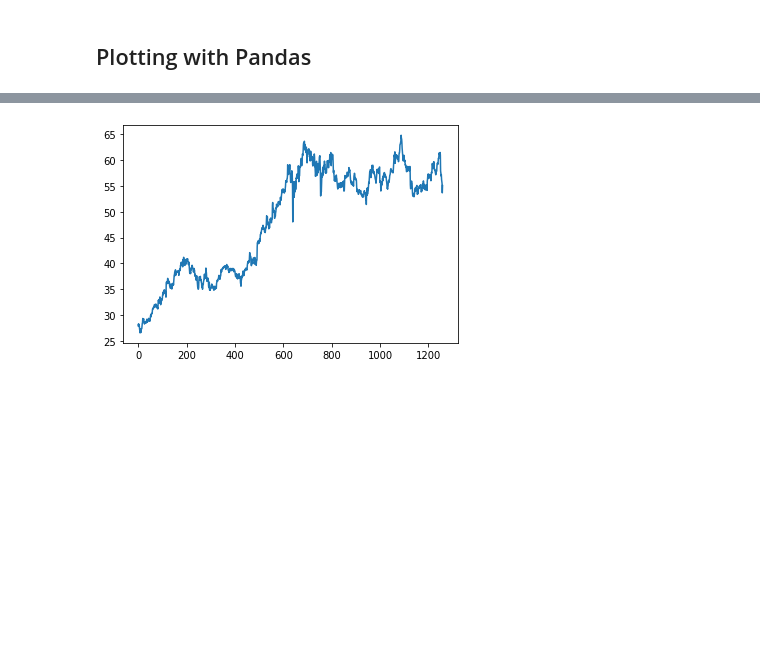
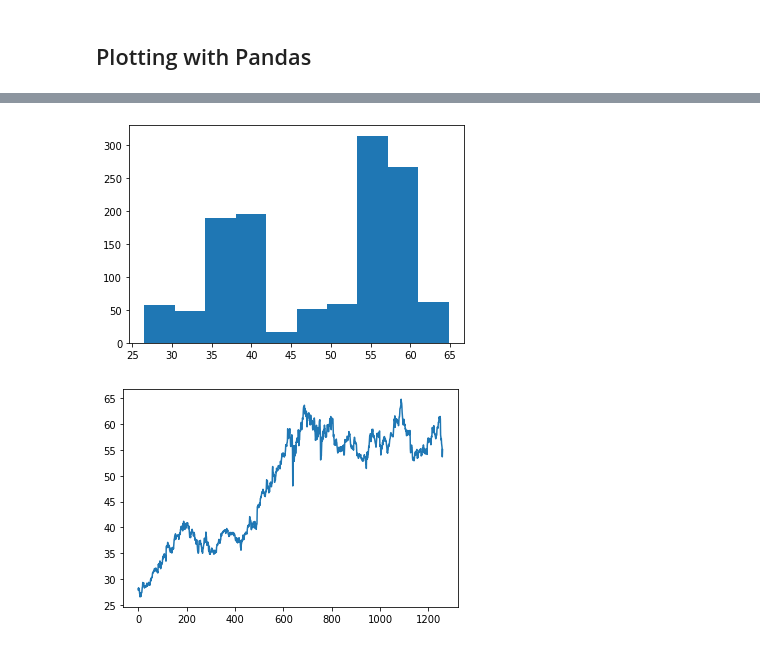
Before and after one commit to gauravpks/ml-repo, a Jupyter notebook: Part 0 - Welcome to Machine Learning A-Z/Pandas_Tutorial.ipynb, the cells around one changed output, grey strips where cells are left out. Cells and saved outputs as stored; diff of their text form; code cells hidden in the pictures; blank space fills up the shorter version.

```diff
--- a/Part 0 - Welcome to Machine Learning A-Z/Pandas_Tutorial.ipynb
+++ b/Part 0 - Welcome to Machine Learning A-Z/Pandas_Tutorial.ipynb
@@ -331,3 +358,9 @@ df['open'].hist();
+# %%
+import matplotlib.pyplot as plt
+#df['open'].hist();
+plt.hist(df['open'].values);
+# %% [output]
+[figure, added]
 # %%
 df['open'].plot();
 # %% [output]
```
Also changed, not shown: parts of 28 cells of this notebook.
